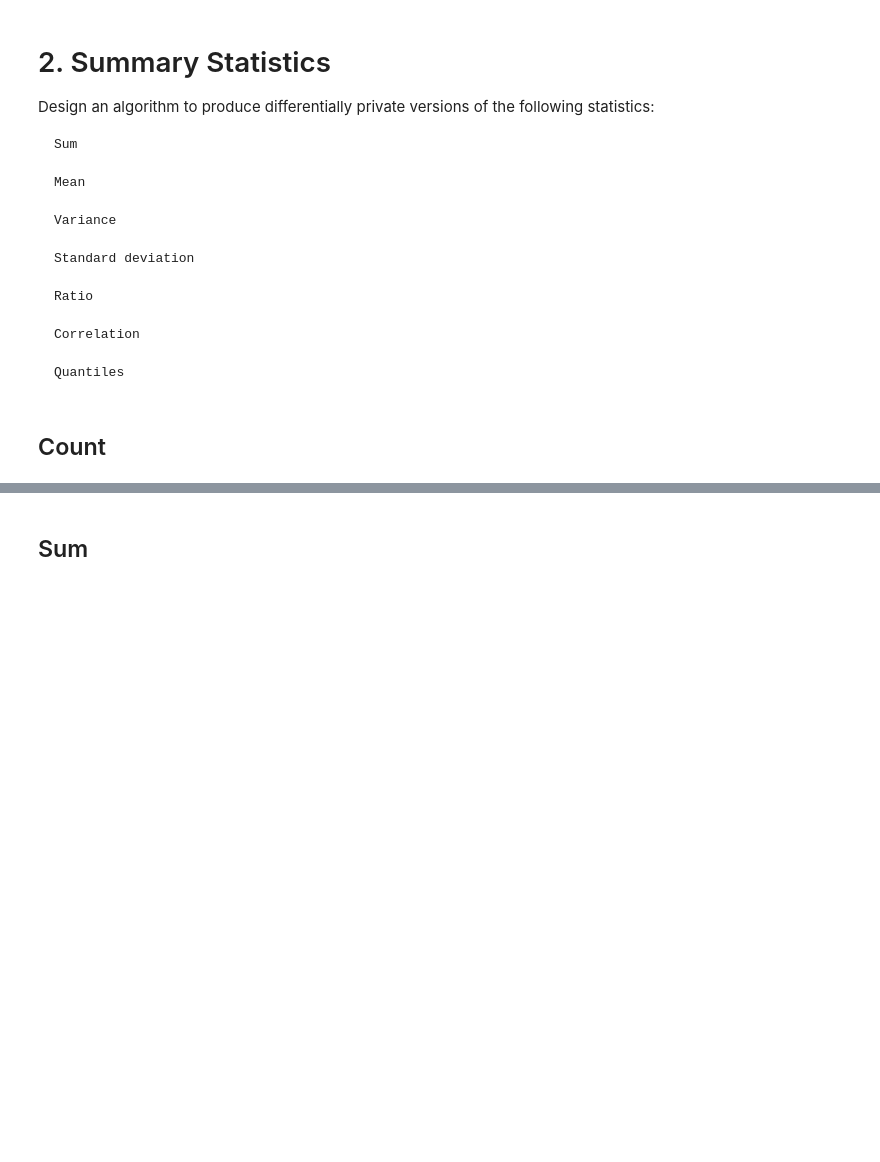
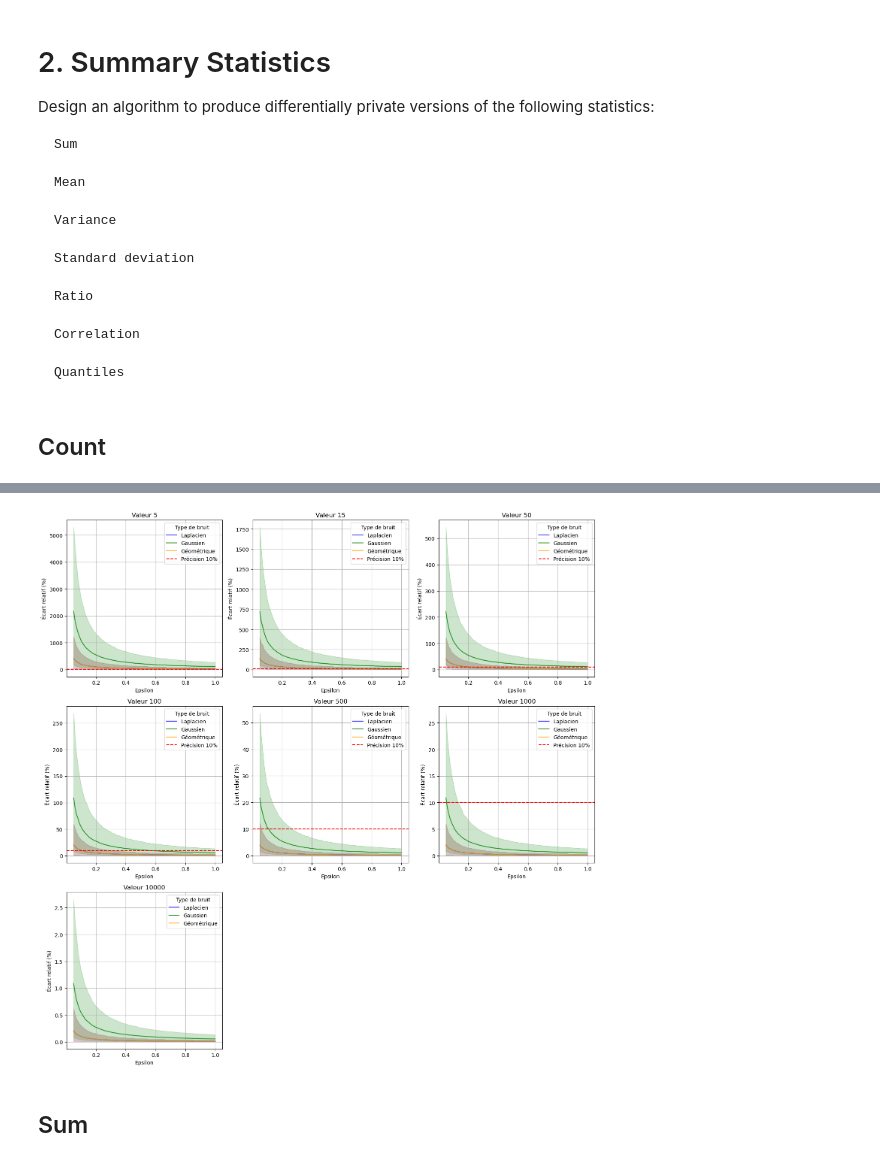
Before and after one commit to StuartBenoliel/Stage_3A, a Jupyter notebook: Didacticiel.ipynb, the cells around one changed output, grey strips where cells are left out. Drawn from its saved outputs; the diff is of its cells as text; code cells hidden in the pictures; blank space fills up the shorter version.

```diff
--- a/Didacticiel.ipynb
+++ b/Didacticiel.ipynb
@@ -239,3 +266,81 @@ plt.show()
+# %%
+# Paramètres de simulation
+specific_values = [5, 15, 50, 100, 500, 1000, 10000]
+epsilon_values = np.linspace(0.05, 1, 100)  # Plage d'epsilon
+n_repeats = 10000  # Nombre de répétitions
+
+# Nombre de graphiques à afficher
+n_plots = len(specific_values)
+n_cols = 3  # Nombre de colonnes par ligne
+n_rows = (n_plots + n_cols - 1) // n_cols  # Calcul du nombre de lignes nécessaires
+
+# Création des sous-graphique
+fig, axes = plt.subplots(n_rows, n_cols, figsize=(5 * n_cols, 5 * n_rows))
+axes = axes.flatten()
+
+# Fonction pour calculer l'écart relatif
+def compute_relative_error(true_value, noisy_values):
+    return [abs((nv - true_value) / true_value) * 100 for nv in noisy_values]
+
+# Création des graphiques pour chaque valeur spécifique
+for i, value in enumerate(specific_values):
+    ax = axes[i]
+
+    # Calcul des valeurs bruitées pour chaque mécanisme sur plusieurs répétitions
+    noisy_values_laplace_all = np.array([[round(laplace_mech(value, 1, eps)) for eps in epsilon_values] for _ in range(n_repeats)])
+    noisy_values_gauss_all = np.array([[gaussian_mech(value, 1, eps, delta=1e-10) for eps in epsilon_values] for _ in range(n_repeats)])
+    noisy_values_geo_all = np.array([[round(geometric_mech(value, 1, eps)) for eps in epsilon_values] for _ in range(n_repeats)])
+
+    # Calcul des écarts relatifs
+    precision_laplace_all = np.array([compute_relative_error(value, noisy_values_laplace_all[i]) for i in range(n_repeats)])
+    precision_gauss_all = np.array([compute_relative_error(value, noisy_values_gauss_all[i]) for i in range(n_repeats)])
+    precision_geo_all = np.array([compute_relative_error(value, noisy_values_geo_all[i]) for i in range(n_repeats)])
+
+    # Calcul des quantiles à 90% (5% et 95%)
+    lower_laplace = np.percentile(precision_laplace_all, 5, axis=0)
+    upper_laplace = np.percentile(precision_laplace_all, 95, axis=0)
+
+    lower_gauss = np.percentile(precision_gauss_all, 5, axis=0)
+    upper_gauss = np.percentile(precision_gauss_all, 95, axis=0)
+
+    lower_geo = np.percentile(precision_geo_all, 5, axis=0)
+    upper_geo = np.percentile(precision_geo_all, 95, axis=0)
+
+    # Calcul des moyennes des écarts relatifs
+    mean_laplace = np.mean(precision_laplace_all, axis=0)
+    mean_gauss = np.mean(precision_gauss_all, axis=0)
+    mean_geo = np.mean(precision_geo_all, axis=0)
+
+    # Tracé des courbes de précision et des intervalles de confiance
+    ax.plot(epsilon_values, mean_laplace, label="Laplacien", color='blue', alpha=0.8)
+    ax.plot(epsilon_values, mean_gauss, label="Gaussien", color='green', alpha=0.8)
+    ax.plot(epsilon_values, mean_geo, label="Géométrique", color='orange', alpha=0.8)
+
+    # Ajouter les intervalles de confiance à 90%
+    ax.fill_between(epsilon_values, lower_laplace, upper_laplace, color='blue', alpha=0.2)
+    ax.fill_between(epsilon_values, lower_gauss, upper_gauss, color='green', alpha=0.2)
+    ax.fill_between(epsilon_values, lower_geo, upper_geo, color='orange', alpha=0.2)
+
+    # Ajouter la ligne horizontale à 10% si nécessaire
+    if max(mean_laplace) >= 10 or max(mean_gauss) >= 10 or max(mean_geo) >= 10:
+        ax.axhline(10, color='red', linestyle='--', label="Précision 10%")
+
+    # Détails du graphique
+    ax.set_xlabel("Epsilon")
+    ax.set_ylabel("Écart relatif (%)")
+    ax.set_title(f"Valeur {value}")
+    ax.legend(title="Type de bruit")
+    ax.grid()
+
+# Masquer les sous-graphique non utilisés (s'il en reste)
+for j in range(n_plots, len(axes)):
+    axes[j].axis('off')
+
+# Ajustement automatique des espaces entre les graphiques
+plt.tight_layout()
+plt.show()
+# %% [output]
+[figure, added]
 # %% [markdown]
 ## Sum
 # %%
```
Also changed, not shown: parts of 16 cells of this notebook.
